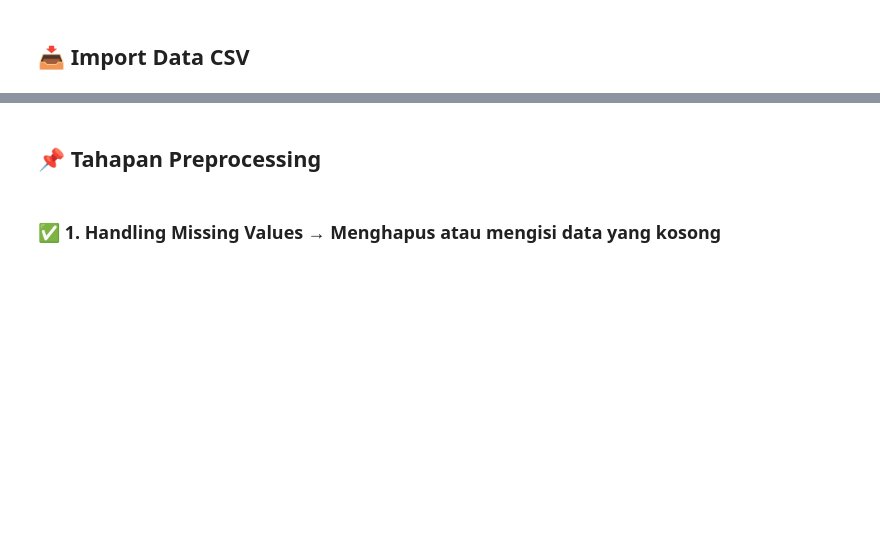
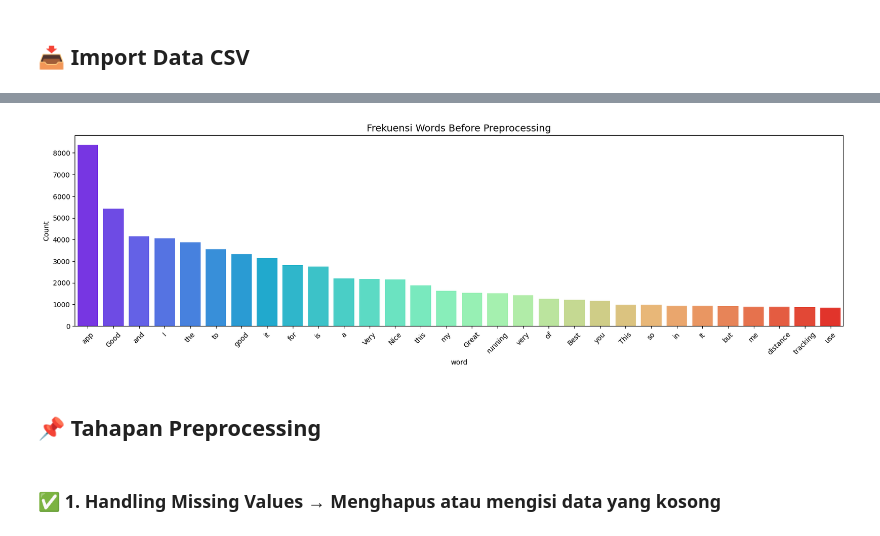
Before and after one commit to AnnisaFadila069/RunningApp-SentimentAnalysis, a Jupyter notebook: notebook/2_Preprocessing_Apps_Running.ipynb, the cells around one changed output, grey strips where cells are left out. Saved outputs shown, nothing was run; the diff lists cells and outputs as text; code cells hidden in the pictures; blank space fills up the shorter version.

```diff
--- a/notebook/2_Preprocessing_Apps_Running.ipynb
+++ b/notebook/2_Preprocessing_Apps_Running.ipynb
@@ -35,3 +92,31 @@ df.head()
+# %%
+# Function to plot most frequent terms
+def freq_words(x, terms=30, title="Frekuensi Kata"):
+    all_words = ' '.join([text for text in x])
+    all_words = all_words.split()
+
+    # Hitung frekuensi kata
+    fdist = FreqDist(all_words)
+    words_df = pd.DataFrame({'word': list(fdist.keys()), 'count': list(fdist.values())})
+
+    # Pilih top-n kata paling sering muncul
+    d = words_df.nlargest(columns="count", n=terms)
+
+    # Plot dengan seaborn
+    plt.figure(figsize=(20, 5))
+    ax = sns.barplot(data=d, x="word", y="count", hue="word", palette="rainbow", legend=False)
+    ax.set(ylabel='Count')
+
+    # Tambahkan judul
+    plt.title(title, fontsize=14)
+    plt.xticks(rotation=45)  # Rotasi label agar lebih mudah dibaca
+    plt.show()
+
+# Panggil fungsi dengan judul yang sesuai
+df['content'] = df['content'].fillna('').astype(str)
+freq_words(df['content'], title="Frekuensi Words Before Preprocessing")
+# %% [output]
+[figure, added]
 # %% [markdown]
 ## 📌 **Tahapan Preprocessing**
 # %% [markdown]
```
Also changed, not shown: parts of 31 cells of this notebook, 1 other file.
